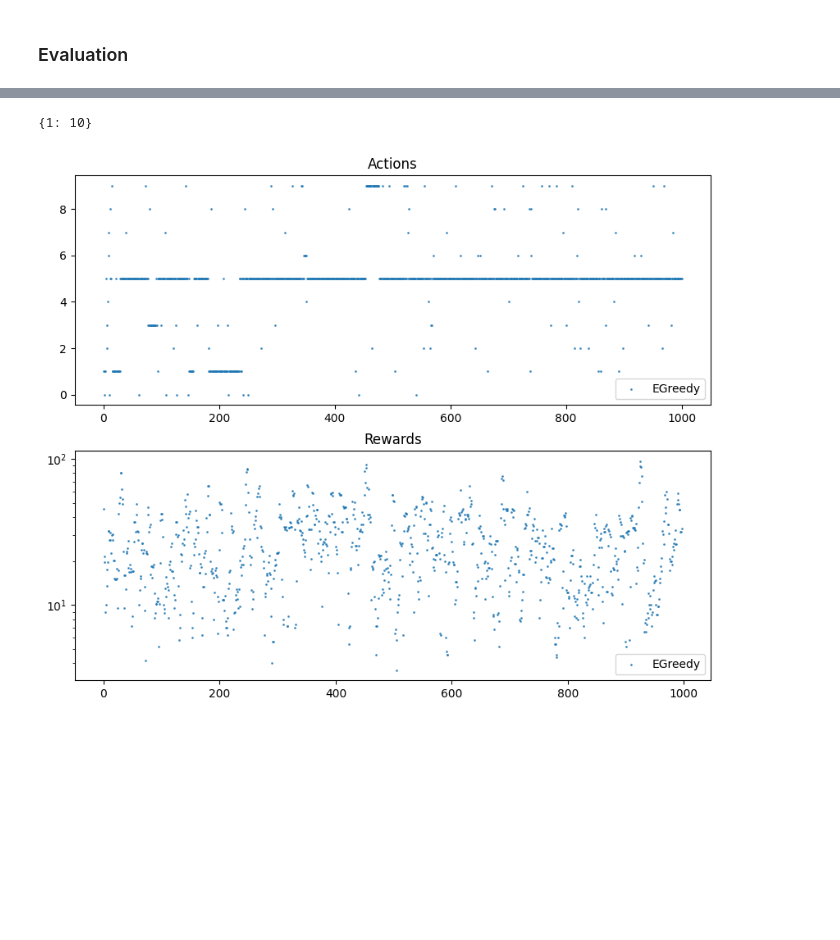
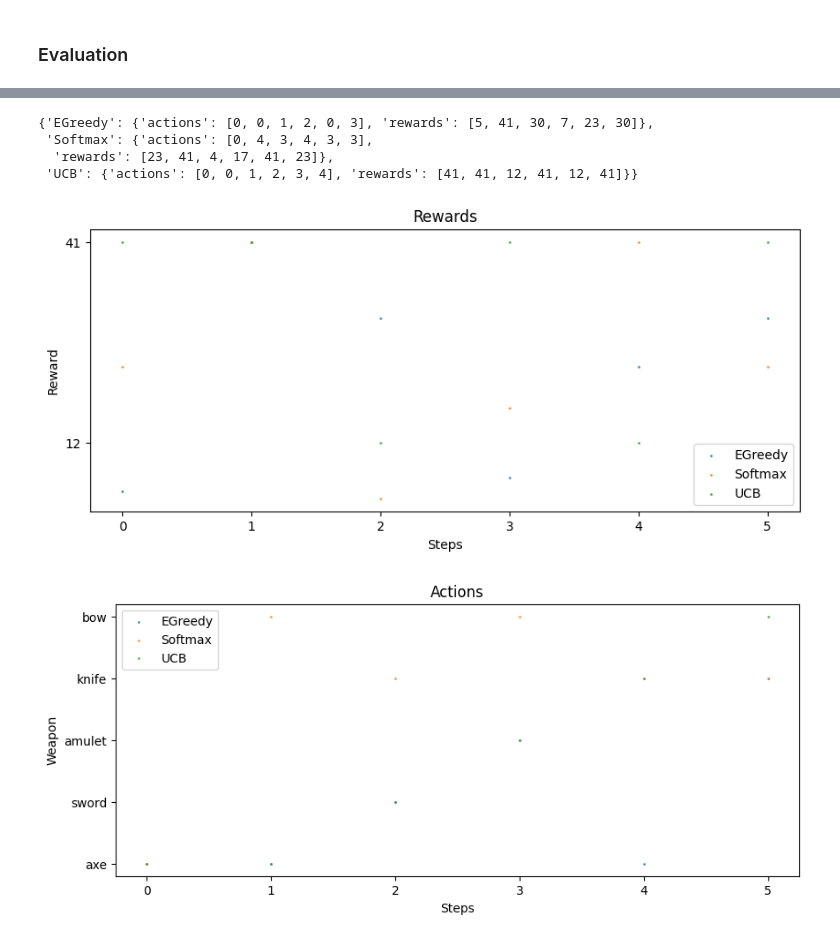
Before and after one commit to czyjtu/GUPB, a Jupyter notebook: mab-gupb.ipynb, the cells around one changed output, grey strips where cells are left out. Cells and saved outputs as stored; diff of their text form; code cells hidden in the pictures; blank space fills up the shorter version.

```diff
--- a/mab-gupb.ipynb
+++ b/mab-gupb.ipynb
@@ -26,22 +61,19 @@ key = jax.random.PRNGKey(420)
 # %%
-def plot_resuls(results_dict: Dict, action_map: Array, scatter: bool = True, smooth: int = 1):
-    fig, ax = plt.subplots(2, 1, figsize=(10, 8))
+def scatter_rewards(results_dict: Dict, smooth: int = 1, agents: List = None):
+    _, ax = plt.subplots(1, 1, figsize=(10, 4))
+
     for agent_name, result in results_dict.items():
+        if agents is not None and agent_name not in agents:
+            continue
         rewards_smooth = jnp.convolve(jnp.array(result['rewards']), jnp.ones(smooth)/smooth, mode='valid')
-        actions = list(map(lambda a: action_map[int(a)], result['actions']))
-        if scatter:
-            ax[0].scatter(range(len(actions)), actions, label=agent_name, s=1, alpha=0.75)
-            ax[1].scatter(range(len(rewards_smooth)), rewards_smooth, label=agent_name, s=1, alpha=0.75)
-        else:
-            ax[0].plot(range(len(actions)), actions, label=agent_name)
-            ax[1].plot(range(len(rewards_smooth)), rewards_smooth, label=agent_name)
-    ax[0].set_title('Actions')
-    ax[1].set_title('Rewards')
-    ax[0].set_yticks(action_map)
-    ax[0].set_yscale("log")
-    ax[1].set_yscale("log")
-    ax[0].legend()
-    ax[1].legend()
+        ax.scatter(range(len(rewards_smooth)), rewards_smooth, label=agent_name, s=1, alpha=0.75)
+
+    if smooth == 1:
+        ax.set_yticks(jnp.unique(jnp.array(result['rewards'])))
+    ax.set_ylabel('Reward')
+    ax.set_xlabel('Steps')
+    ax.set_title('Rewards')
+    ax.legend()
     plt.show()
 # %% [markdown]
 ## GUPB environment
@@ -177,5 +226,6 @@ with open(SAVE_PATH, 'w') as fp:
 # %% [markdown]
 ### Evaluation
+# %%
+AGENTS_TO_PLOT = ["EGreedy", "Softmax", "UCB"]
 # %%
-results_loaded = json.load(open("/Users/wciezobka/Downloads/mab-results-decay.json", 'r'))
-plot_resuls(results_loaded, decay_arms, scatter=True, smooth=5)
+results_loaded = json.load(open("/Users/wciezobka/agh/SemestrIX/uczenie-maszynowe/GUPB/mab-results.json", 'r'))
@@ -184,11 +232,15 @@ plot_resuls(results_loaded, decay_arms, scatter=True, smooth=5)
-# %%
-a = {1: 10, 2: 20}
-a.pop(2)
-a
-# %% [output]
-{1: 10}
-# %%
-egreedy_1000 = json.load(open('/Users/wciezobka/Downloads/egreedy-results.json', 'r'))
-plot_resuls(egreedy_1000, scatter=True, smooth=5)
-# %% [output]
-[figure, removed]
+# %%
+results_loaded
+# %% [output]
+{'EGreedy': {'actions': [0, 0, 1, 2, 0, 3], 'rewards': [5, 41, 30, 7, 23, 30]},
+ 'Softmax': {'actions': [0, 4, 3, 4, 3, 3],
+  'rewards': [23, 41, 4, 17, 41, 23]},
+ 'UCB': {'actions': [0, 0, 1, 2, 3, 4], 'rewards': [41, 41, 12, 41, 12, 41]}}
+# %%
+scatter_rewards(results_loaded, smooth=1, agents=AGENTS_TO_PLOT)
+# %% [output]
+[figure, added]
+# %%
+scatter_actions(results_loaded, AGENTS_TO_PLOT)
+# %% [output]
+[figure, added]
```
Also changed, not shown: parts of 11 cells of this notebook, 10 other files.
